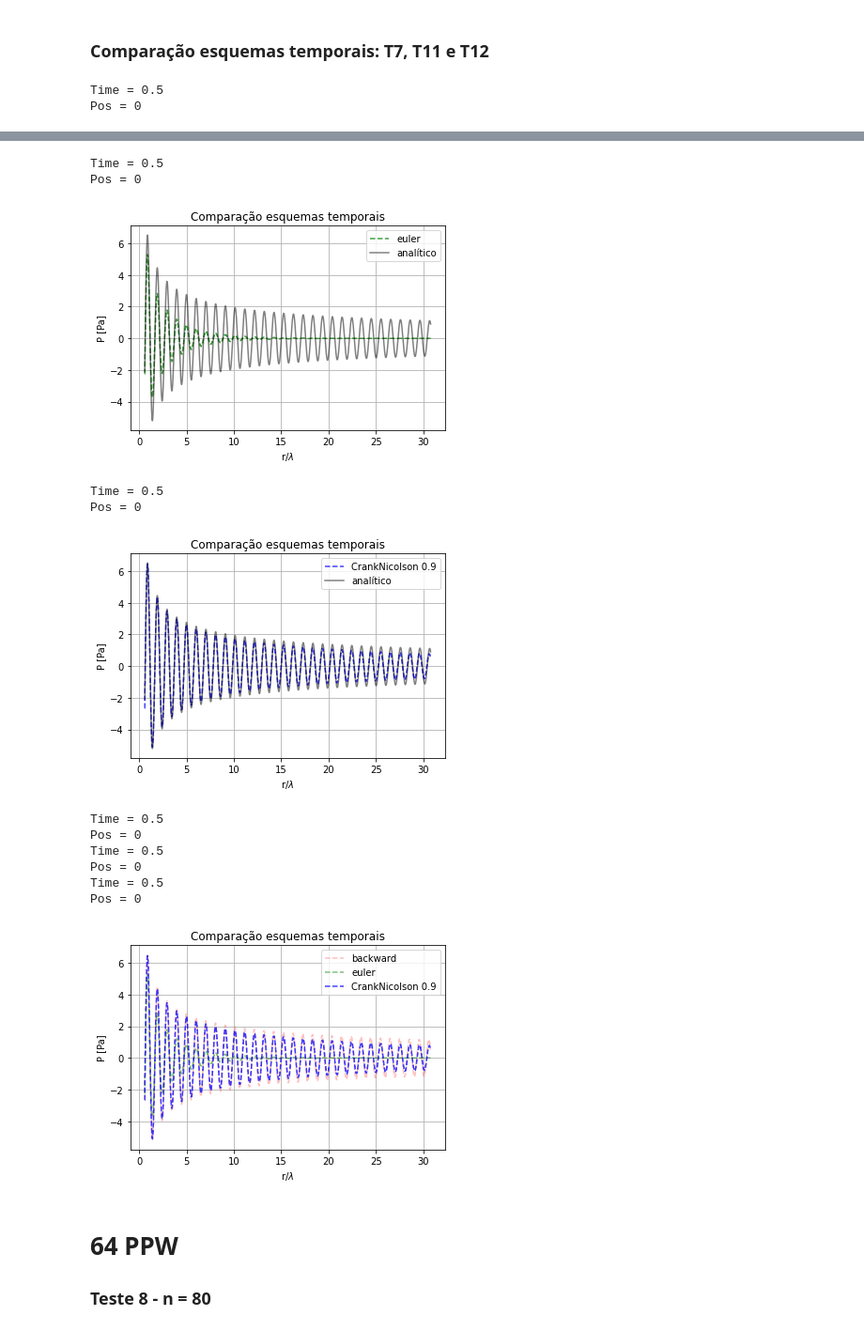
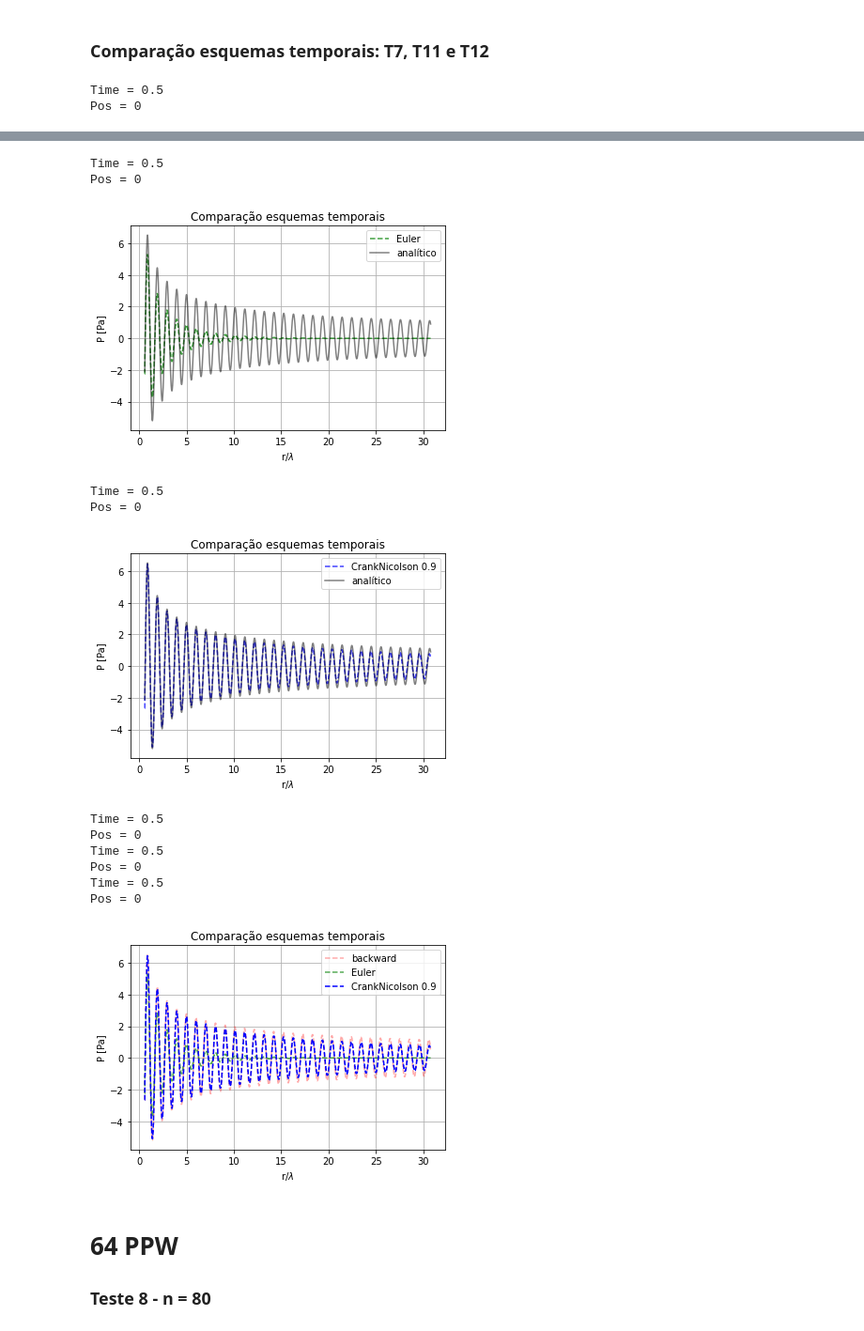
Before and after one commit to Widmark-Kaue/post-process-monopole, a Jupyter notebook: scripts/monopole.ipynb, the cells around one changed output, grey strips where cells are left out. Shown: that part at 94% size. Drawn from its saved outputs; the diff is of its cells as text; code cells hidden in the pictures.

```diff
--- a/scripts/monopole.ipynb
+++ b/scripts/monopole.ipynb
@@ -84,8 +57,6 @@ wv.plotSpacial((pfwh, pfwh2), p, r=(2, 102), tobs=0.5, title=ti)
 # %% [markdown]
 ### Comparação esquemas temporais: T7, T11 e T12
 # %%
-from cProfile import label
-import matplotlib.pyplot as plt
 
 sim = [7,11,12]
 lb = ['backward', 'Euler', 'CrankNicolson 0.9']
@@ -106,35 +77,35 @@ for j, i in enumerate(sim):
     plt.legend()
     plt.show()
 
 for j,i in enumerate(sim):
     p, _, _ = wv.importData(f'32ppwT{i}', time = 0.5)
     r = np.linspace(2,102, len(p))
-    plt.plot(r/Lambda,p, color[j], label = lb[j], alpha = 0.75*(j+1)/len(sim))
+    plt.plot(r/Lambda,p, color[j], label = lb[j], alpha = 1*(j+1)/len(sim))
 
 plt.xlabel("r/$\lambda$")
 plt.ylabel("P [Pa]")
 plt.title("Comparação esquemas temporais")
 
 plt.grid()
 plt.legend()
 plt.show()
 # %% [output]
 Time = 0.5
 Pos = 0
 [figure]
 Time = 0.5
 Pos = 0
 [figure]
 Time = 0.5
 Pos = 0
 [figure]
 Time = 0.5
 Pos = 0
 Time = 0.5
 Pos = 0
 Time = 0.5
 Pos = 0
-[figure, old version]
+[figure, new version]
 # %% [markdown]
 # 64 PPW
 ### Teste 8 - n = 80
```
Also changed, not shown: parts of 5 cells of this notebook, 2 other files.
